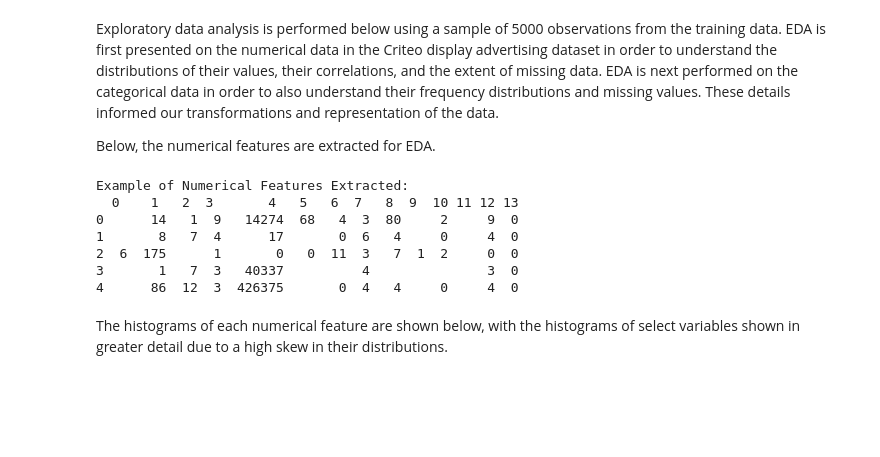
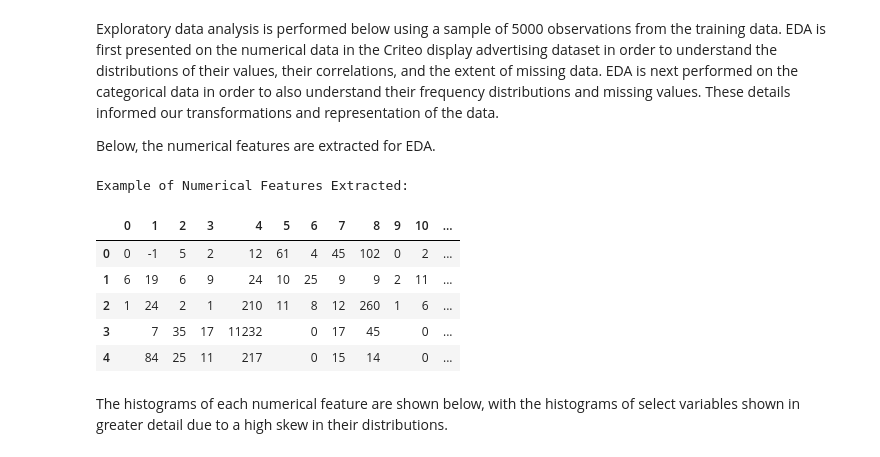
Before and after one commit to kalvinkao/ctr-prediction-with-fm, a Jupyter notebook: CarterKaoLetcherPhilippou_w261_FM_CTR.ipynb, the cells around one changed output. Cells and saved outputs as stored; diff of their text form; code cells hidden in the pictures; blank space fills up the shorter version.

```diff
--- a/CarterKaoLetcherPhilippou_w261_FM_CTR.ipynb
+++ b/CarterKaoLetcherPhilippou_w261_FM_CTR.ipynb
@@ -412,15 +426,15 @@ numeric_sample = np.array(numeric_trainRDDCached.map(lambda x: np.append(x[0], [
 numeric_sample_df = pd.DataFrame(np.array(numeric_sample))
 # %%
 print("Example of Numerical Features Extracted:")
-print(numeric_sample_df.head())
+numeric_sample_df.head()
 # %% [output]
 Example of Numerical Features Extracted:
-  0    1   2  3       4   5   6  7   8  9  10 11 12 13
-0      14   1  9   14274  68   4  3  80     2     9  0
-1       8   7  4      17       0  6   4     0     4  0
-2  6  175      1       0   0  11  3   7  1  2     0  0
-3       1   7  3   40337          4               3  0
-4      86  12  3  426375       0  4   4     0     4  0
+|  | 0 | 1 | 2 | 3 | 4 | 5 | 6 | 7 | 8 | 9 | 10 | ... |
+| 0 | 0 | -1 | 5 | 2 | 12 | 61 | 4 | 45 | 102 | 0 | 2 | ... |
+| 1 | 6 | 19 | 6 | 9 | 24 | 10 | 25 | 9 | 9 | 2 | 11 | ... |
+| 2 | 1 | 24 | 2 | 1 | 210 | 11 | 8 | 12 | 260 | 1 | 6 | ... |
+| 3 |  | 7 | 35 | 17 | 11232 |  | 0 | 17 | 45 |  | 0 | ... |
+| 4 |  | 84 | 25 | 11 | 217 |  | 0 | 15 | 14 |  | 0 | ... |
 # %%
 numeric_sample_df = numeric_sample_df.apply(pd.to_numeric)
 # %% [markdown]
```
Also changed, not shown: parts of 9 cells of this notebook.
